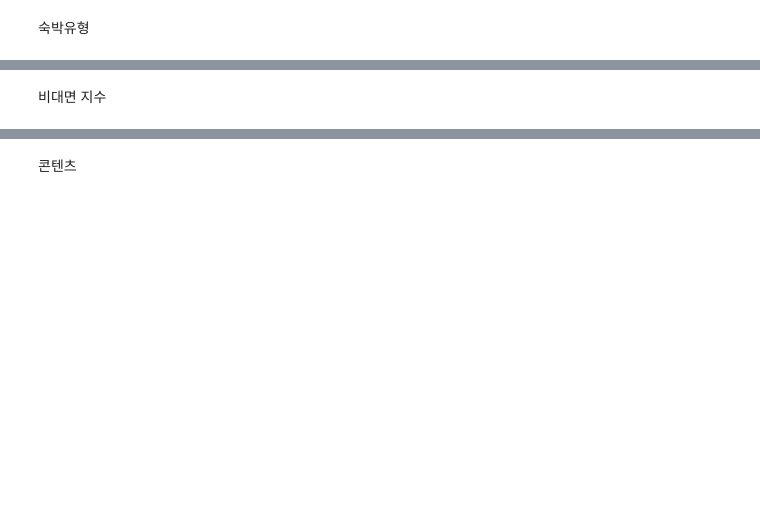
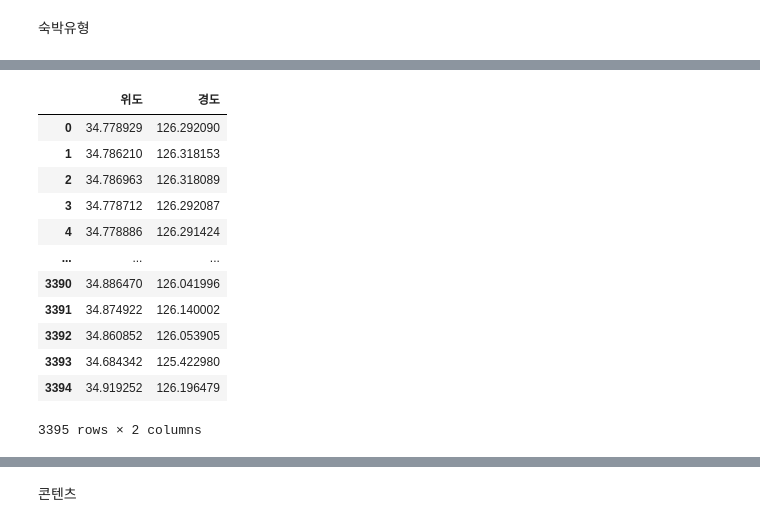
Before and after one commit to sheershay/ise-sr-project, a Jupyter notebook: clustering/clustering.ipynb, the cells around one changed output, grey strips where cells are left out. Saved outputs shown, nothing was run; the diff lists cells and outputs as text; code cells hidden in the pictures; blank space fills up the shorter version.

```diff
--- a/clustering/clustering.ipynb
+++ b/clustering/clustering.ipynb
@@ -51,13 +66,30 @@ rr=rural.loc[:,['좌표정보(X)','좌표정보(Y)']]
 # %%
 proj_1 = Proj(init='epsg:2097')
 proj_2 = Proj(init='epsg:4326')
 
-accomm=[ps,cp,hk,rs,rr]
-
-for acco in accomm:
+def coordinate_transform(acco):
     convert = transform(proj_1, proj_2, acco['좌표정보(X)'].values, acco['좌표정보(Y)'].values)
     acco['경도'] = convert[0]
     acco['위도'] = convert[1]
     acco=acco.loc[:,['위도','경도']]
+    return acco
+
+coordinate_transform(ps)
+coordinate_transform(cp)
+coordinate_transform(hk)
+coordinate_transform(rs)
+coordinate_transform(rr)
+# %% [output]
+|  | 위도 | 경도 |
+| 0 | 34.778929 | 126.292090 |
+| 1 | 34.786210 | 126.318153 |
+| 2 | 34.786963 | 126.318089 |
+| 3 | 34.778712 | 126.292087 |
+| 4 | 34.778886 | 126.291424 |
+| ... | ... | ... |
+| 3390 | 34.886470 | 126.041996 |
+| 3391 | 34.874922 | 126.140002 |
+| 3392 | 34.860852 | 126.053905 |
+| 3393 | 34.684342 | 125.422980 |
+| 3394 | 34.919252 | 126.196479 |
+3395 rows × 2 columns
-# %% [markdown]
-비대면 지수
```
Also changed, not shown: parts of 22 cells of this notebook, 2 other files.
